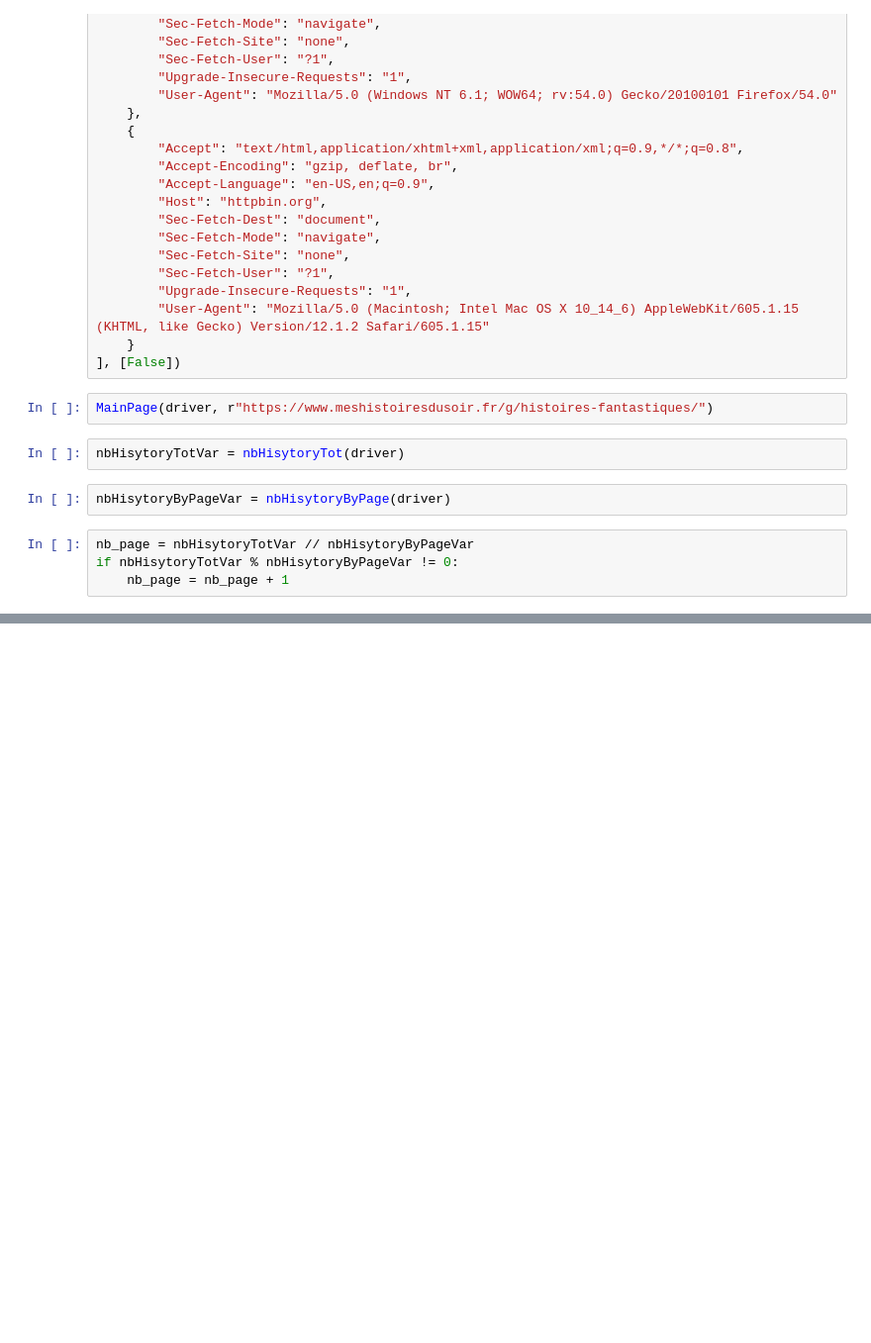
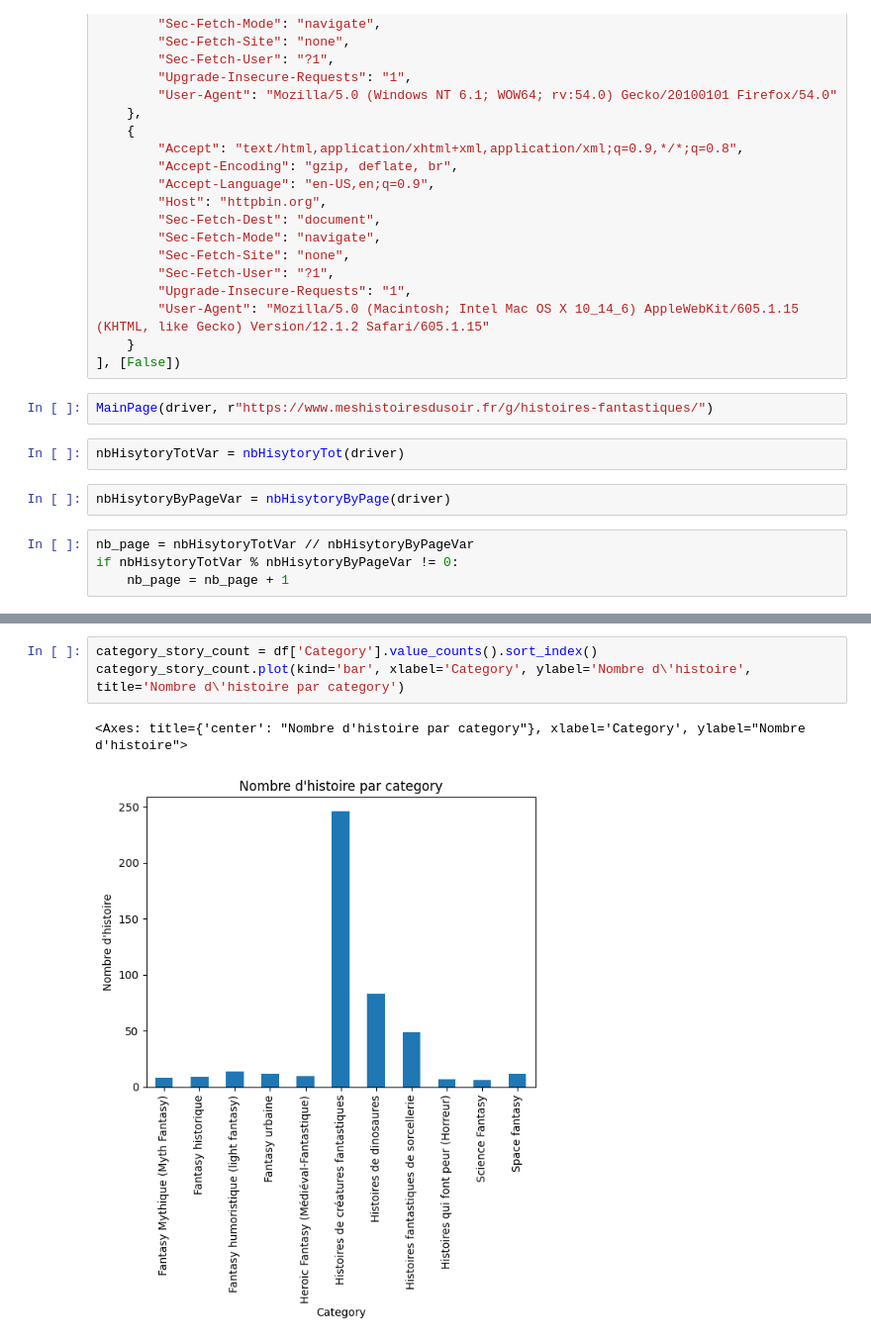
Before and after one commit to bertreux/M1_PYTHON-_WEBSCRAPPING, a Jupyter notebook: eval/selenium_scrapping_meshistoiresdusoir.ipynb, the cells around one changed output, grey strips where cells are left out. Shown at 99% size. Cells and saved outputs as stored; diff of their text form; blank space fills up the shorter version.

```diff
--- a/eval/selenium_scrapping_meshistoiresdusoir.ipynb
+++ b/eval/selenium_scrapping_meshistoiresdusoir.ipynb
@@ -296,0 +277,6 @@ story
+# %%
+category_story_count = df['Category'].value_counts().sort_index()
+category_story_count.plot(kind='bar', xlabel='Category', ylabel='Nombre d\'histoire', title='Nombre d\'histoire par category')
+# %% [output]
+<Axes: title={'center': "Nombre d'histoire par category"}, xlabel='Category', ylabel="Nombre d'histoire">
+[figure, added]
```
Also changed, not shown: parts of 7 cells of this notebook, 1 other file.
